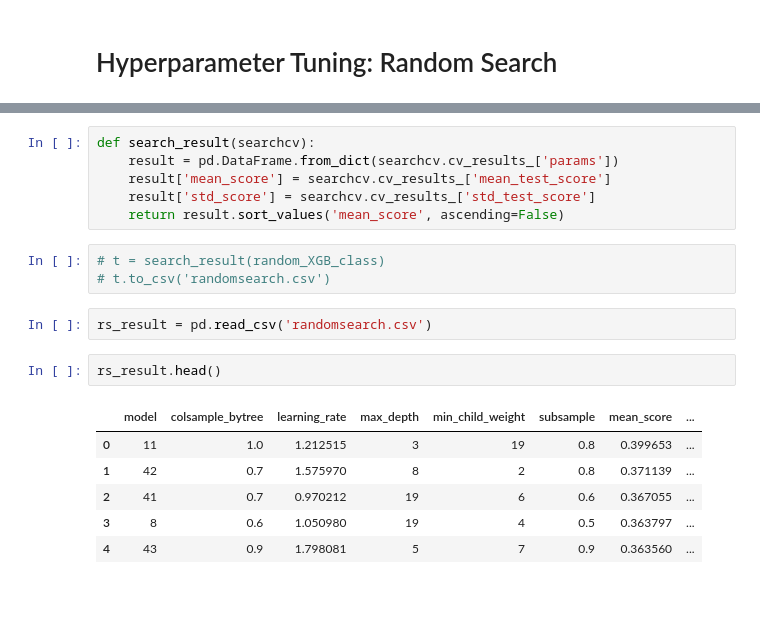
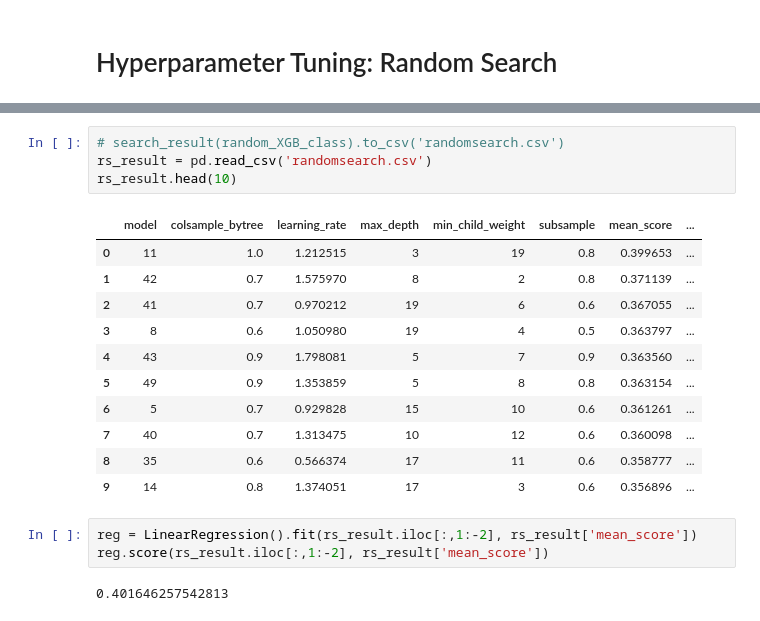
Before and after one commit to hanh-nguyen/flightstatus, a Jupyter notebook: dev/modeling/model_training_xgboost.ipynb, the cells around one changed output, grey strips where cells are left out. Cells and saved outputs as stored; diff of their text form; blank space fills up the shorter version.

Commit message:
train xgboost models

```diff
--- a/dev/modeling/model_training_xgboost.ipynb
+++ b/dev/modeling/model_training_xgboost.ipynb
@@ -144,23 +141,24 @@ RandomizedSearchCV(cv=5, error_score='raise-deprecating',
                                                       1.0]},
                    pre_dispatch='2*n_jobs', random_state=None, refit=True,
                    return_train_score=True, scoring='f1', verbose=0)
-# %%
-def search_result(searchcv):
-    result = pd.DataFrame.from_dict(searchcv.cv_results_['params'])
-    result['mean_score'] = searchcv.cv_results_['mean_test_score']
-    result['std_score'] = searchcv.cv_results_['std_test_score']
-    return result.sort_values('mean_score', ascending=False)
 # %%
-# t = search_result(random_XGB_class)
-# t.to_csv('randomsearch.csv')
+# search_result(random_XGB_class).to_csv('randomsearch.csv')
+rs_result = pd.read_csv('randomsearch.csv')
+rs_result.head(10)
+# %% [output]
+|  | model | colsample_bytree | learning_rate | max_depth | min_child_weight | subsample | mean_score | ... |
+| 0 | 11 | 1.0 | 1.212515 | 3 | 19 | 0.8 | 0.399653 | ... |
+| 1 | 42 | 0.7 | 1.575970 | 8 | 2 | 0.8 | 0.371139 | ... |
+| 2 | 41 | 0.7 | 0.970212 | 19 | 6 | 0.6 | 0.367055 | ... |
+| 3 | 8 | 0.6 | 1.050980 | 19 | 4 | 0.5 | 0.363797 | ... |
+| 4 | 43 | 0.9 | 1.798081 | 5 | 7 | 0.9 | 0.363560 | ... |
+| 5 | 49 | 0.9 | 1.353859 | 5 | 8 | 0.8 | 0.363154 | ... |
+| 6 | 5 | 0.7 | 0.929828 | 15 | 10 | 0.6 | 0.361261 | ... |
+| 7 | 40 | 0.7 | 1.313475 | 10 | 12 | 0.6 | 0.360098 | ... |
+| 8 | 35 | 0.6 | 0.566374 | 17 | 11 | 0.6 | 0.358777 | ... |
+| 9 | 14 | 0.8 | 1.374051 | 17 | 3 | 0.6 | 0.356896 | ... |
-# %%
-rs_result = pd.read_csv('randomsearch.csv')
-# %%
-rs_result.head()
-# %% [output]
-|  | model | colsample_bytree | learning_rate | max_depth | min_child_weight | subsample | mean_score | ... |
-| 0 | 11 | 1.0 | 1.212515 | 3 | 19 | 0.8 | 0.399653 | ... |
-| 1 | 42 | 0.7 | 1.575970 | 8 | 2 | 0.8 | 0.371139 | ... |
-| 2 | 41 | 0.7 | 0.970212 | 19 | 6 | 0.6 | 0.367055 | ... |
-| 3 | 8 | 0.6 | 1.050980 | 19 | 4 | 0.5 | 0.363797 | ... |
-| 4 | 43 | 0.9 | 1.798081 | 5 | 7 | 0.9 | 0.363560 | ... |
+# %%
+reg = LinearRegression().fit(rs_result.iloc[:,1:-2], rs_result['mean_score'])
+reg.score(rs_result.iloc[:,1:-2], rs_result['mean_score'])
+# %% [output]
+0.401646257542813
```
Also changed, not shown: parts of 13 cells of this notebook, 4 other files.
